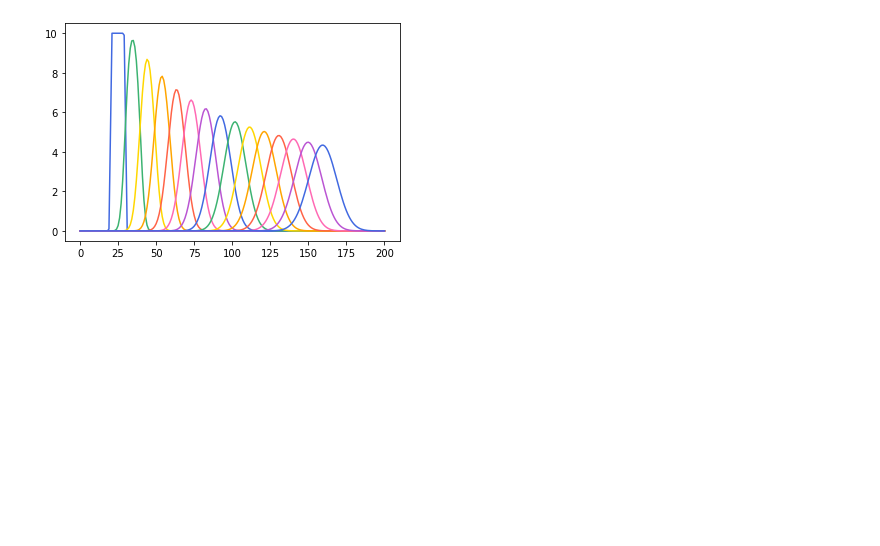
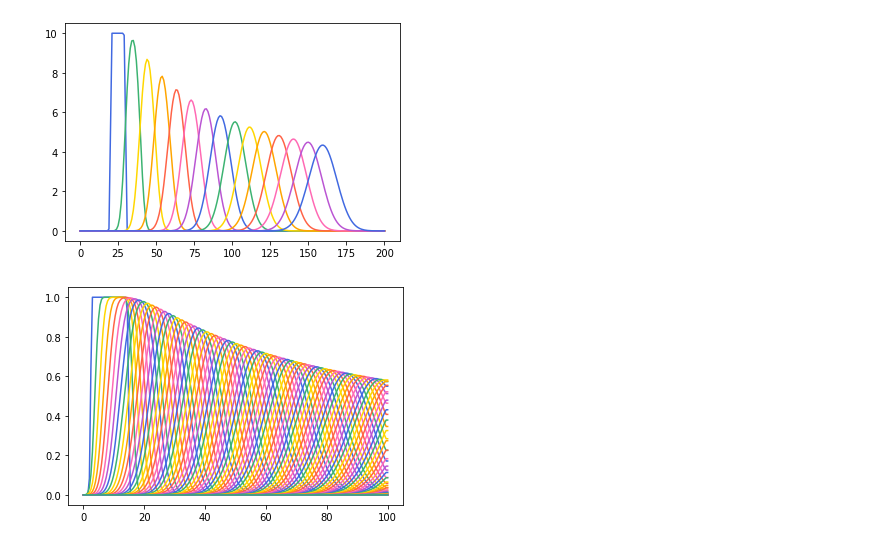
Before and after one commit to eerii/cilantro, a Jupyter notebook: tema_08/preparacion_examen.ipynb, the cells around one changed output. Cells and saved outputs as stored; diff of their text form; code cells hidden in the pictures; blank space fills up the shorter version.

```diff
--- a/tema_08/preparacion_examen.ipynb
+++ b/tema_08/preparacion_examen.ipynb
@@ -105,3 +105,27 @@ for i in range(it):
         plt.plot(T)
 # %% [output]
 [figure]
+# %%
+dimt = 1000 # número de iteraciones temporales
+deltat = 0.1; deltax = 0.5;
+C = 0.5; alpha = 1.0
+u = C*deltax/deltat
+s = alpha*deltat/deltax**2
+N = 200 # parámetros naturales de la discretización
+
+T = np.zeros(N+1); T[5:30]=np.ones(25)*1; #T[N]=10 # vector inicial, con las c.i. que queramos
+Tnew = T.copy(); Told = T.copy()
+
+for n in range(dimt):
+	for i in range(1,N):
+		Tnew[i]=(1/(1+2*s))*(Told[i]-C*(T[i+1]-T[i-1])+(2*s)*(T[i-1]-Told[i]+T[i+1]))
+	Tnew=(Tnew+T)/2
+
+	T = Tnew.copy(); Told = T.copy()
+
+	T[N]=T[N-1]
+
+	if n%10==0:
+		plt.plot(np.arange(N+1)*deltax, T) #un plot un poco más discretizado para liberar memoria de python
+# %% [output]
+[figure, added]
```
Also changed, not shown: 1 other file.
